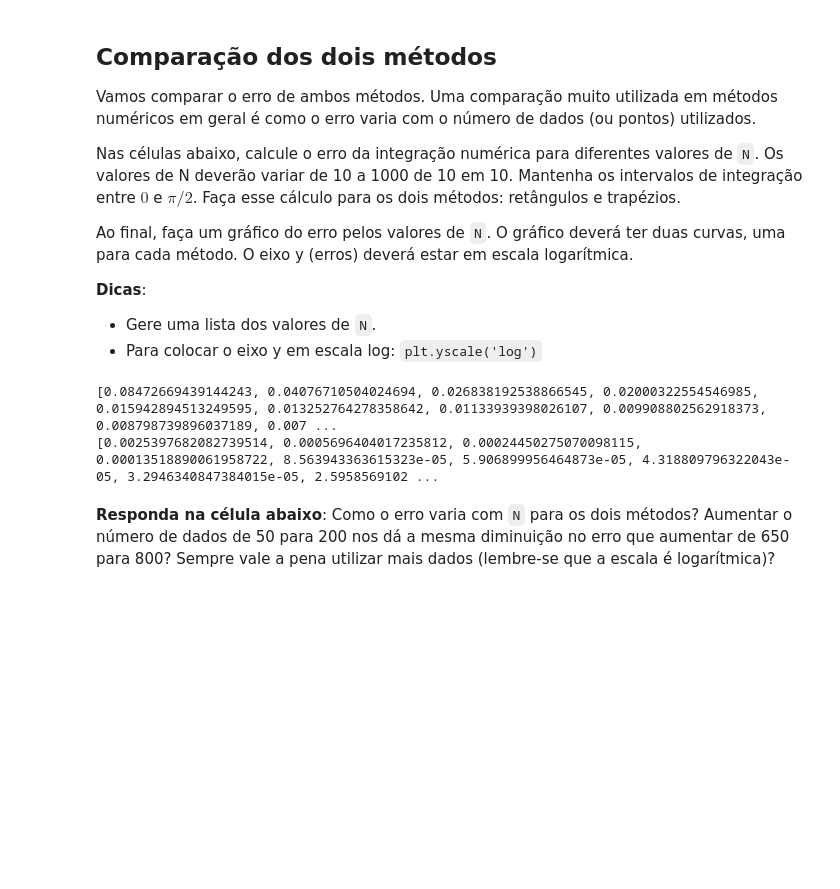
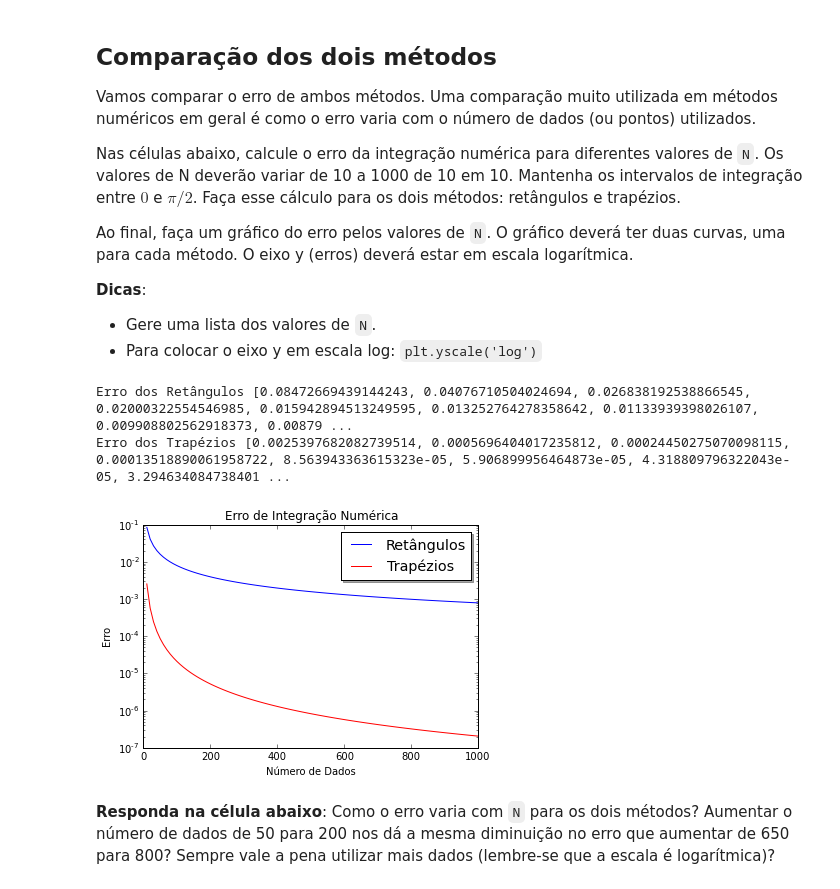
Before and after one commit to mat-esp-2015/integracao-joao_leticia_dyellen, a Jupyter notebook: tarefa-integracao.ipynb, the cells around one changed output. Saved outputs shown, nothing was run; the diff lists cells and outputs as text; code cells hidden in the pictures; blank space fills up the shorter version.

```diff
--- a/tarefa-integracao.ipynb
+++ b/tarefa-integracao.ipynb
@@ -210,7 +210,7 @@ for N in lista_N:
     integral_ret = soma*intervalo
     erro = abs(int_verdadeira - integral_ret)
     erros_ret.append(erro)
-print(erros_ret)
+print("Erro dos Retângulos", erros_ret)
 # Para cada valor de N, geramos as listas com os dados, integramos pela regra dos trapézios, calculamos os erro, guardamos esses erros na lista erros_trap e imprimimos essa lista
 lista_N = range(10, 1010, 10)
 for N in lista_N:
@@ -227,10 +227,22 @@ for N in lista_N:
     integral_trap = (soma2*intervalo)/2
     erro2 = abs(int_verdadeira - integral_trap)
     erros_trap.append(erro2)
-print(erros_trap)
+
+print("Erro dos Trapézios", erros_trap)
 # %% [output]
-[0.08472669439144243, 0.04076710504024694, 0.026838192538866545, 0.02000322554546985, 0.015942894513249595, 0.013252764278358642, 0.01133939398026107, 0.009908802562918373, 0.008798739896037189, 0.007 ...
-[0.0025397682082739514, 0.0005696404017235812, 0.00024450275070098115, 0.00013518890061958722, 8.563943363615323e-05, 5.906899956464873e-05, 4.318809796322043e-05, 3.2946340847384015e-05, 2.5958569102 ...
+Erro dos Retângulos [0.08472669439144243, 0.04076710504024694, 0.026838192538866545, 0.02000322554546985, 0.015942894513249595, 0.013252764278358642, 0.01133939398026107, 0.009908802562918373, 0.00879 ...
+Erro dos Trapézios [0.0025397682082739514, 0.0005696404017235812, 0.00024450275070098115, 0.00013518890061958722, 8.563943363615323e-05, 5.906899956464873e-05, 4.318809796322043e-05, 3.294634084738401 ...
+# %%
+plt.figure()
+plt.plot(lista_N, erros_ret , "-b" , label = "Retângulos")
+plt.plot(lista_N , erros_trap , "-r" , label = "Trapézios")
+plt.title("Erro de Integração Numérica")
+plt.xlabel("Número de Dados")
+plt.yscale('log')
+plt.ylabel("Erro")
+legend = plt.legend(loc = "upper right" , shadow = True , fontsize = "x-large")
+# %% [output]
+[figure, added]
 # %% [markdown]
 **Responda na célula abaixo**: Como o erro varia com `N` para os dois métodos? Aumentar o número de dados de 50 para 200 nos dá a mesma diminuição no erro que aumentar de 650 para 800? Sempre vale a pena utilizar mais dados (lembre-se que a escala é logarítmica)?
 # %% [markdown]
```
